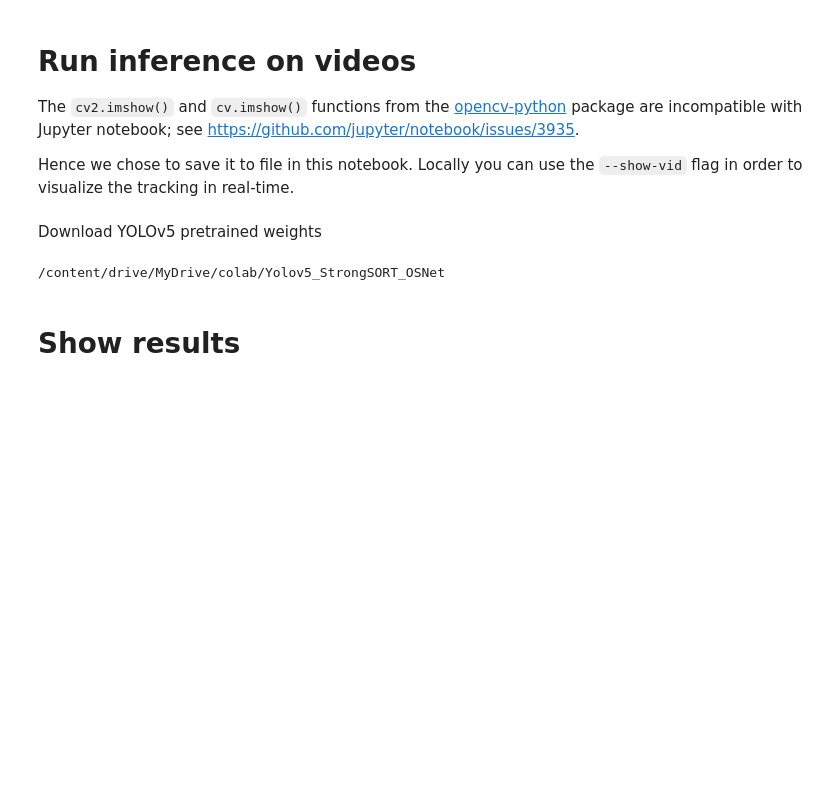
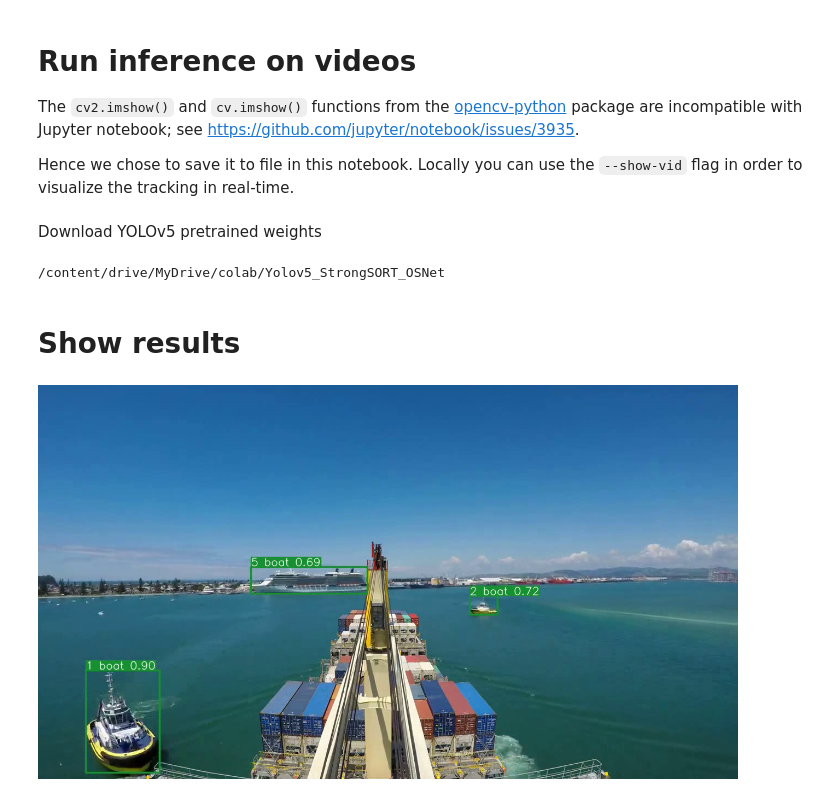
Before and after one commit to dujest/yolov5-workshop, a Jupyter notebook: Yolov5_DeepSort_3.ipynb, the cells around one changed output. Cells and saved outputs as stored; diff of their text form; code cells hidden in the pictures; blank space fills up the shorter version.

```diff
--- a/Yolov5_DeepSort_3.ipynb
+++ b/Yolov5_DeepSort_3.ipynb
@@ -112,0 +118,4 @@ Download YOLOv5 pretrained weights
+# %%
+Image(filename='/content/drive/MyDrive/colab/screenshots/port.png', width=700)
+# %% [output]
+[figure, added]
```
Also changed, not shown: parts of 4 cells of this notebook.
